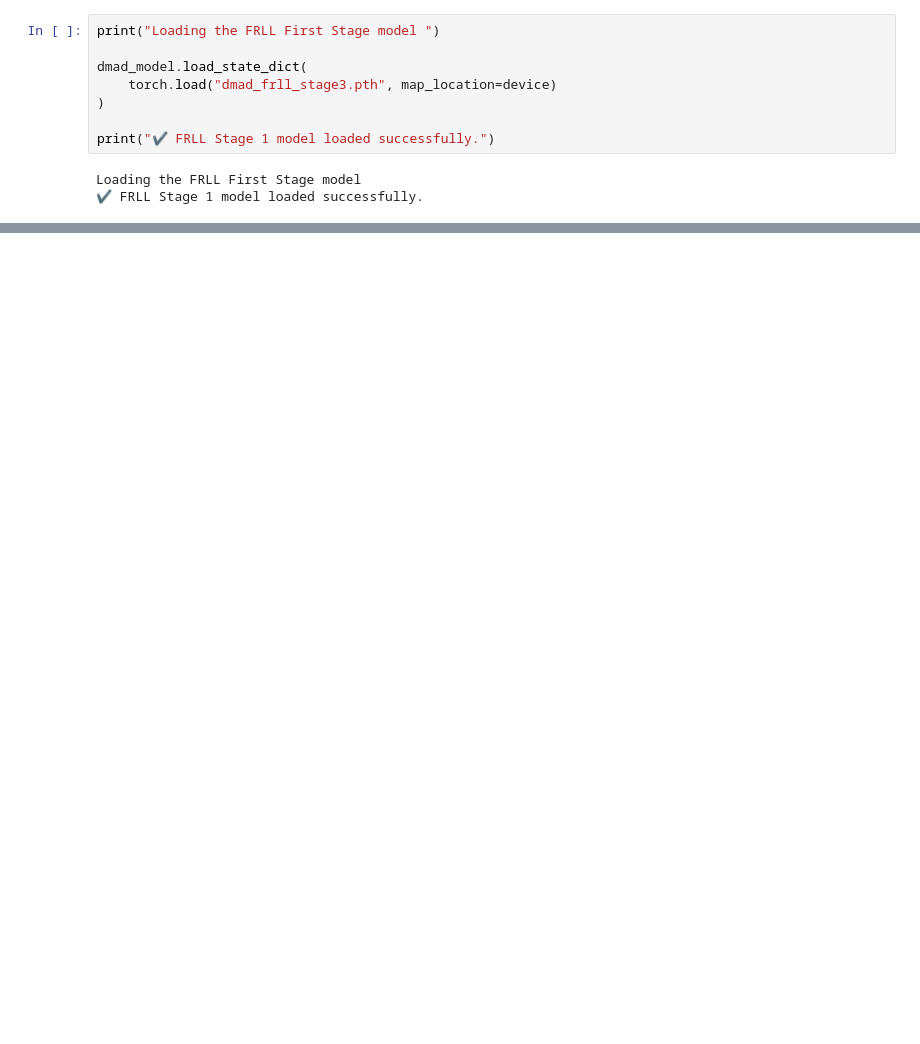
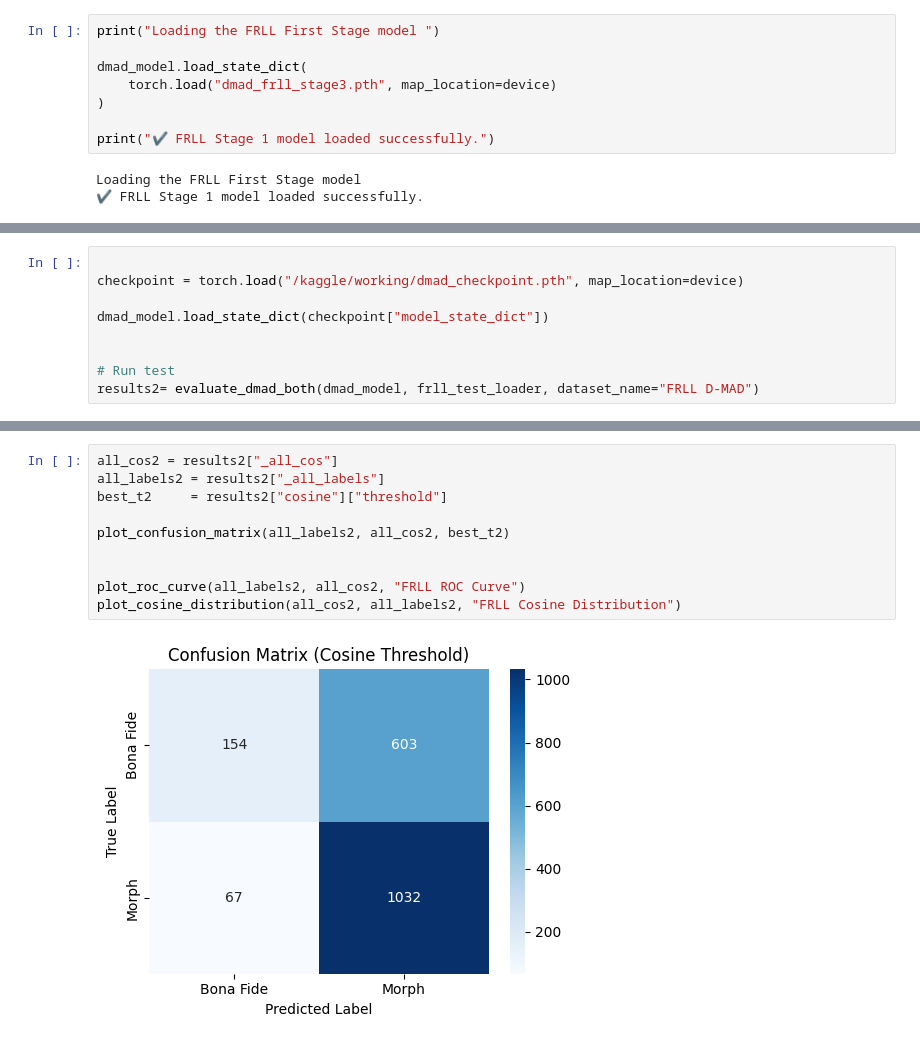
Before and after one commit to yicikek/FYP, a Jupyter notebook: D-MAD/d-madv1.ipynb, the cells around one changed output, grey strips where cells are left out. Saved outputs shown, nothing was run; the diff lists cells and outputs as text; blank space fills up the shorter version.

```diff
--- a/D-MAD/d-madv1.ipynb
+++ b/D-MAD/d-madv1.ipynb
@@ -1528,0 +1705,9 @@ plot_cosine_distribution(all_cos1, all_labels1, "FRLL Cosine Distribution")
+# %%
+
+checkpoint = torch.load("/kaggle/working/dmad_checkpoint.pth", map_location=device)
+
+dmad_model.load_state_dict(checkpoint["model_state_dict"])
+
+
+# Run test
+results2= evaluate_dmad_both(dmad_model, frll_test_loader, dataset_name="FRLL D-MAD")
@@ -1528,0 +1736,12 @@ plot_cosine_distribution(all_cos1, all_labels1, "FRLL Cosine Distribution")
+# %%
+all_cos2 = results2["_all_cos"]
+all_labels2 = results2["_all_labels"]
+best_t2     = results2["cosine"]["threshold"]
+
+plot_confusion_matrix(all_labels2, all_cos2, best_t2)
+
+
+plot_roc_curve(all_labels2, all_cos2, "FRLL ROC Curve")
+plot_cosine_distribution(all_cos2, all_labels2, "FRLL Cosine Distribution")
+# %% [output]
+[figure, added]
```
Also changed, not shown: parts of 36 cells of this notebook.
